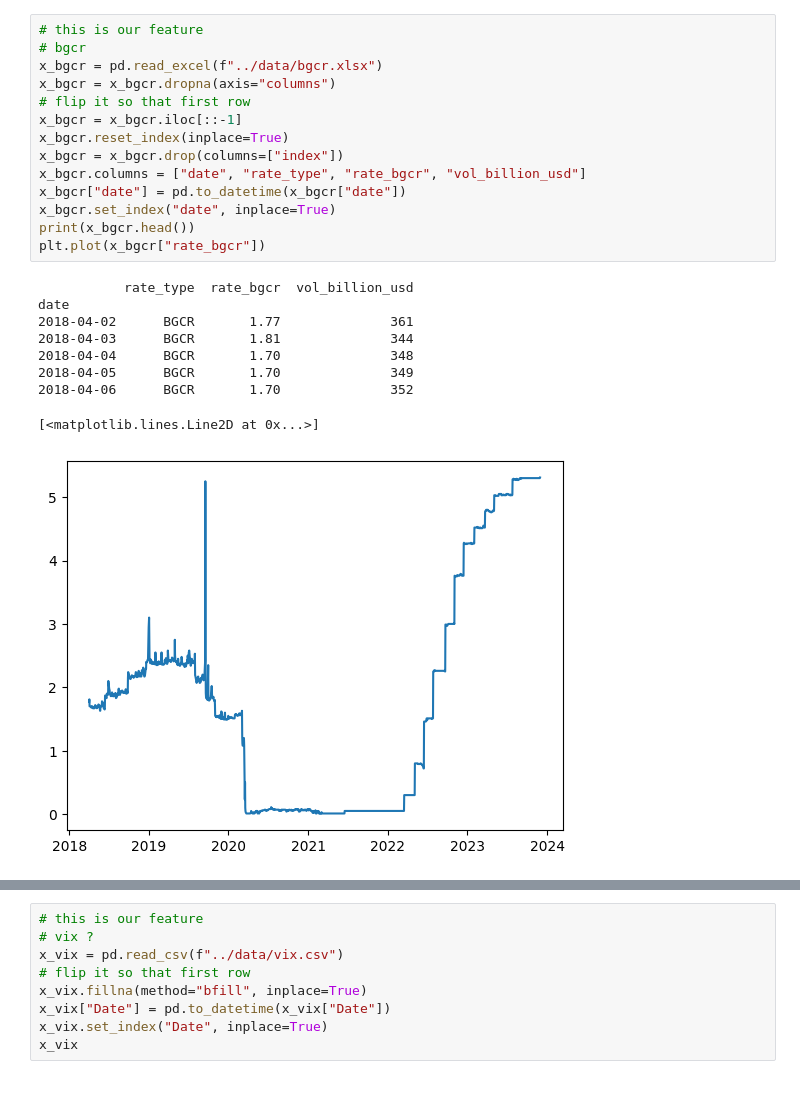
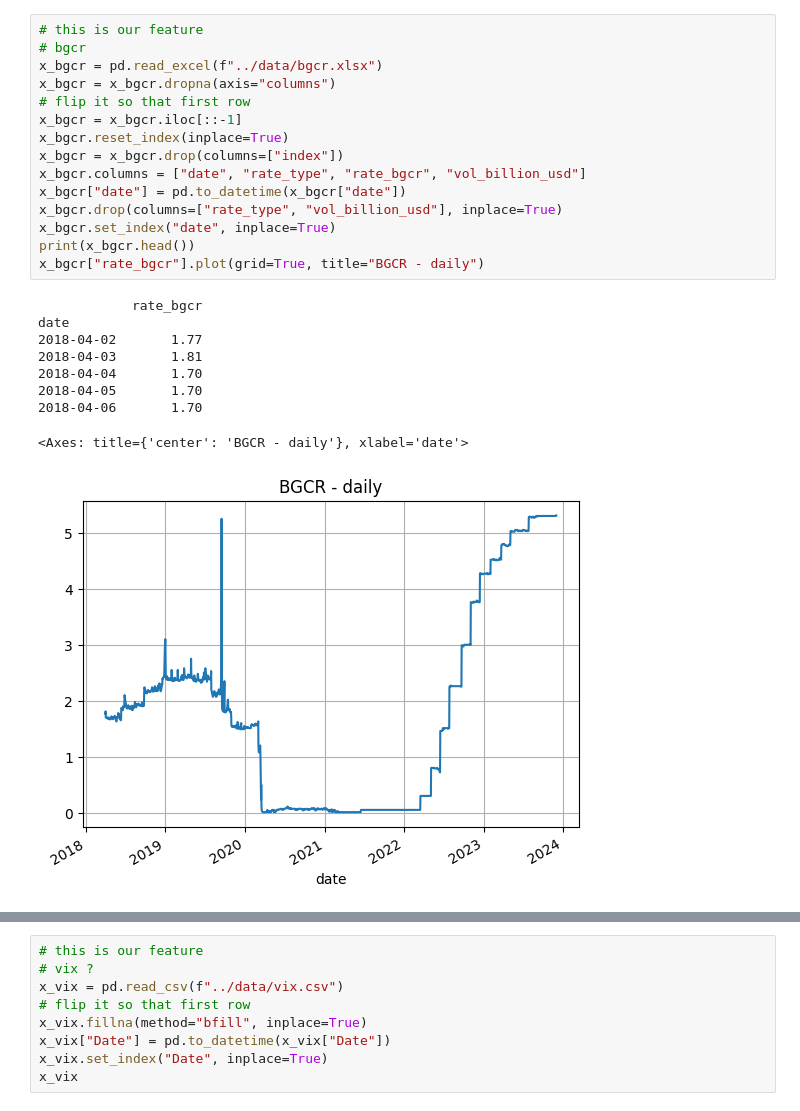
Before and after one commit to kilowiski/qf634_proj, a Jupyter notebook: code/634_fixfeature.ipynb, the cells around one changed output, grey strips where cells are left out. Drawn from its saved outputs; the diff is of its cells as text.

```diff
--- a/code/634_fixfeature.ipynb
+++ b/code/634_fixfeature.ipynb
@@ -78,24 +134,25 @@ date
 # %%
 # this is our feature
 # bgcr
 x_bgcr = pd.read_excel(f"../data/bgcr.xlsx")
 x_bgcr = x_bgcr.dropna(axis="columns")
 # flip it so that first row
 x_bgcr = x_bgcr.iloc[::-1]
 x_bgcr.reset_index(inplace=True)
 x_bgcr = x_bgcr.drop(columns=["index"])
 x_bgcr.columns = ["date", "rate_type", "rate_bgcr", "vol_billion_usd"]
 x_bgcr["date"] = pd.to_datetime(x_bgcr["date"])
+x_bgcr.drop(columns=["rate_type", "vol_billion_usd"], inplace=True)
 x_bgcr.set_index("date", inplace=True)
 print(x_bgcr.head())
-plt.plot(x_bgcr["rate_bgcr"])
+x_bgcr["rate_bgcr"].plot(grid=True, title="BGCR - daily")
 # %% [output]
-           rate_type  rate_bgcr  vol_billion_usd
+            rate_bgcr
 date
-2018-04-02      BGCR       1.77              361
-2018-04-03      BGCR       1.81              344
-2018-04-04      BGCR       1.70              348
-2018-04-05      BGCR       1.70              349
-2018-04-06      BGCR       1.70              352
+2018-04-02       1.77
+2018-04-03       1.81
+2018-04-04       1.70
+2018-04-05       1.70
+2018-04-06       1.70
-[<matplotlib.lines.Line2D at 0x...>]
+<Axes: title={'center': 'BGCR - daily'}, xlabel='date'>
-[figure, old version]
+[figure, new version]
```
Also changed, not shown: parts of 42 cells of this notebook.
